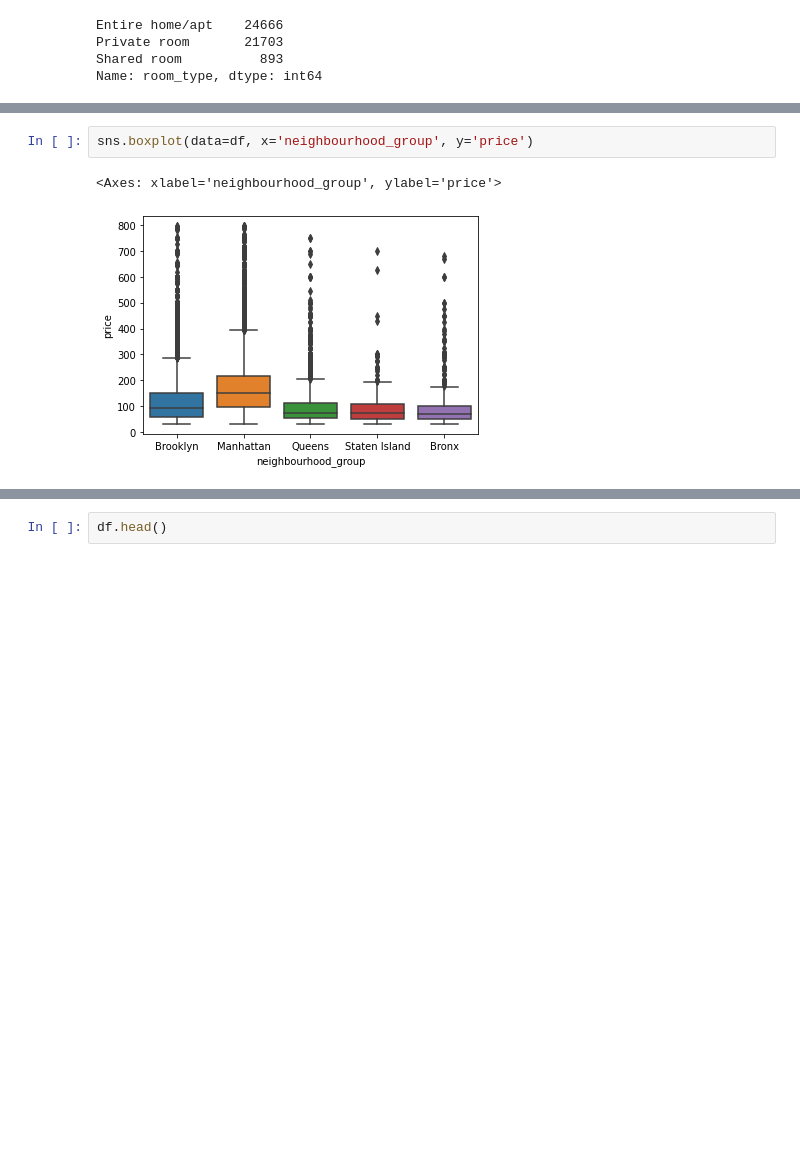
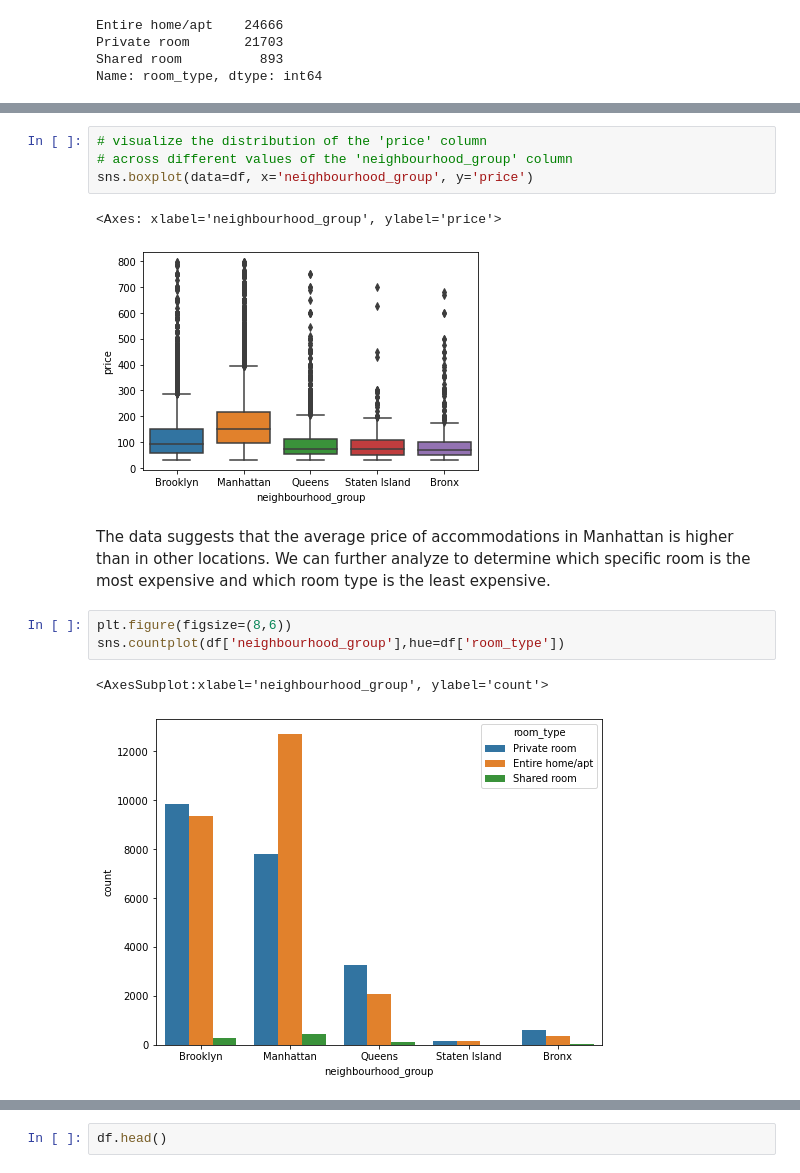
Before and after one commit to Ensemble-learning-project/Ensemble-learning, a Jupyter notebook: Price_prediction.ipynb, the cells around one changed output, grey strips where cells are left out. Saved outputs shown, nothing was run; the diff lists cells and outputs as text; blank space fills up the shorter version.

```diff
--- a/Price_prediction.ipynb
+++ b/Price_prediction.ipynb
@@ -315,6 +385,16 @@ sns.boxplot(data=df, x='room_type', y='price')
 # %%
+# visualize the distribution of the 'price' column
+# across different values of the 'neighbourhood_group' column
 sns.boxplot(data=df, x='neighbourhood_group', y='price')
 # %% [output]
 <Axes: xlabel='neighbourhood_group', ylabel='price'>
 [figure]
+# %% [markdown]
+The data suggests that the average price of accommodations in Manhattan is higher than in other locations. We can further analyze to determine which specific room is the most expensive and which room type is the least expensive.
+# %%
+plt.figure(figsize=(8,6))
+sns.countplot(df['neighbourhood_group'],hue=df['room_type'])
+# %% [output]
+<AxesSubplot:xlabel='neighbourhood_group', ylabel='count'>
+[figure, added]
 # %%
```
Also changed, not shown: parts of 44 cells of this notebook, 1 other file.
